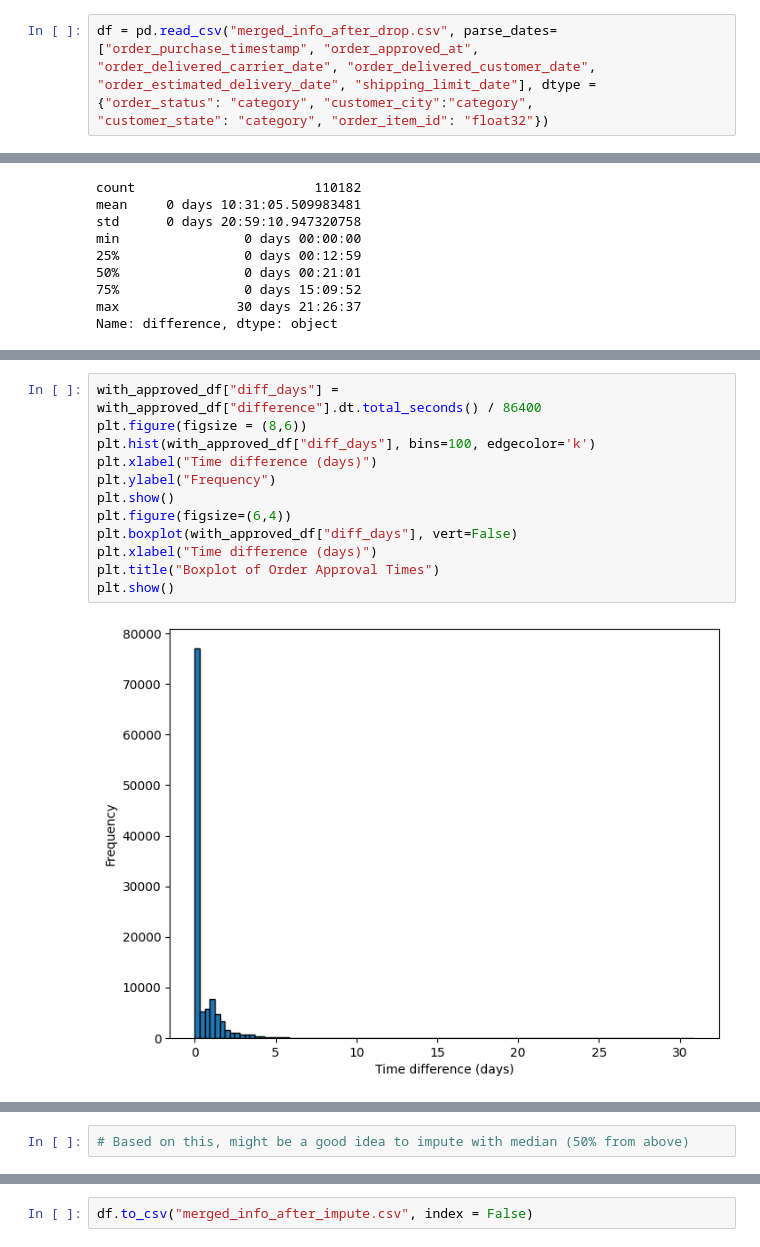
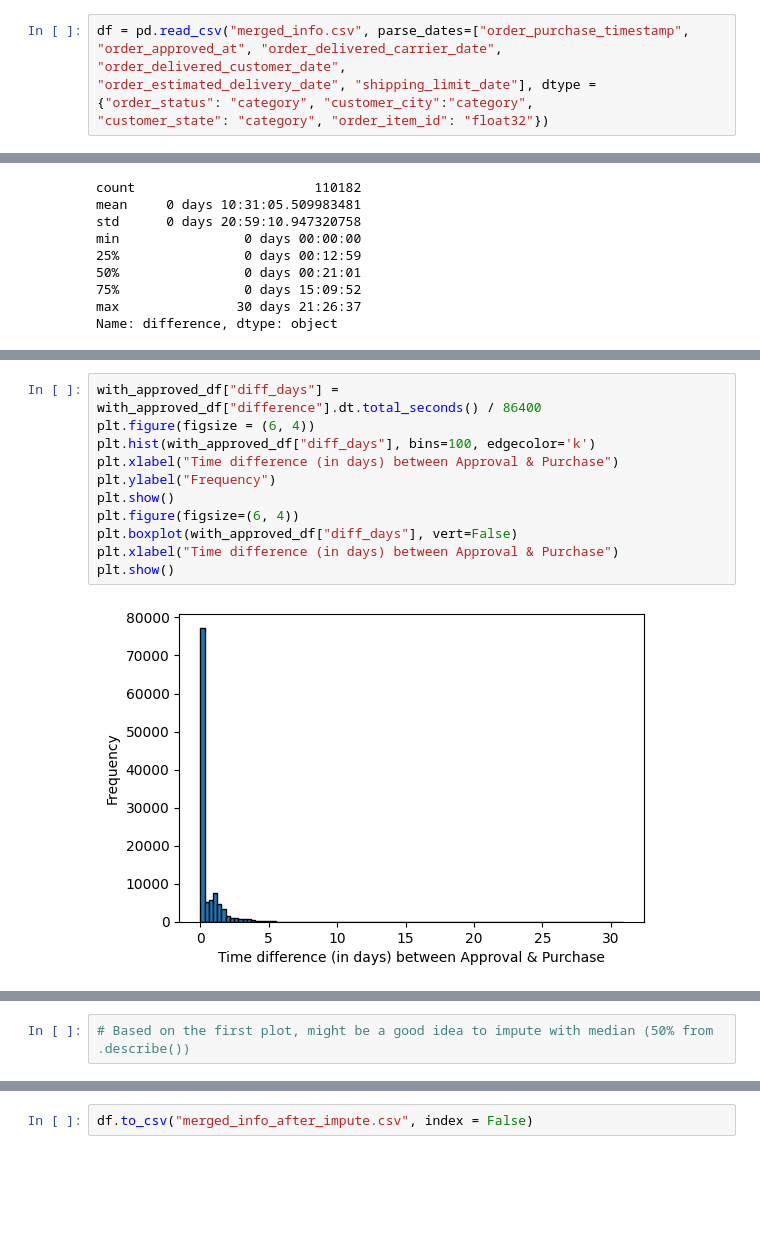
Before and after one commit to AnanyaKishore/da2402-project-ecom-analysis, a Jupyter notebook: data_analysis.ipynb, the cells around one changed output, grey strips where cells are left out. Drawn from its saved outputs; the diff is of its cells as text; blank space fills up the shorter version.

```diff
--- a/data_analysis.ipynb
+++ b/data_analysis.ipynb
@@ -796,6 +717,6 @@ df.to_csv("merged_info_after_drop.csv", index = False)
 # %% [markdown]
 ## Imputation
 # %%
-df = pd.read_csv("merged_info_after_drop.csv", parse_dates=["order_purchase_timestamp", "order_approved_at", "order_delivered_carrier_date", "order_delivered_customer_date",
+df = pd.read_csv("merged_info.csv", parse_dates=["order_purchase_timestamp", "order_approved_at", "order_delivered_carrier_date", "order_delivered_customer_date",
 "order_estimated_delivery_date", "shipping_limit_date"], dtype = {"order_status": "category", "customer_city":"category",
 "customer_state": "category", "order_item_id": "float32"})
@@ -835,15 +781,14 @@ difference
 Name: count, Length: 32631, dtype: int64
 # %%
 with_approved_df["diff_days"] = with_approved_df["difference"].dt.total_seconds() / 86400
-plt.figure(figsize = (8,6))
+plt.figure(figsize = (6, 4))
 plt.hist(with_approved_df["diff_days"], bins=100, edgecolor='k')
-plt.xlabel("Time difference (days)")
+plt.xlabel("Time difference (in days) between Approval & Purchase")
 plt.ylabel("Frequency")
 plt.show()
-plt.figure(figsize=(6,4))
+plt.figure(figsize=(6, 4))
 plt.boxplot(with_approved_df["diff_days"], vert=False)
-plt.xlabel("Time difference (days)")
-plt.title("Boxplot of Order Approval Times")
+plt.xlabel("Time difference (in days) between Approval & Purchase")
 plt.show()
 # %% [output]
-[figure, old version]
+[figure, new version]
@@ -851,3 +796,3 @@ plt.show()
 # %%
-# Based on this, might be a good idea to impute with median (50% from above)
+# Based on the first plot, might be a good idea to impute with median (50% from .describe())
 # %%
```
Also changed, not shown: parts of 107 cells of this notebook.
